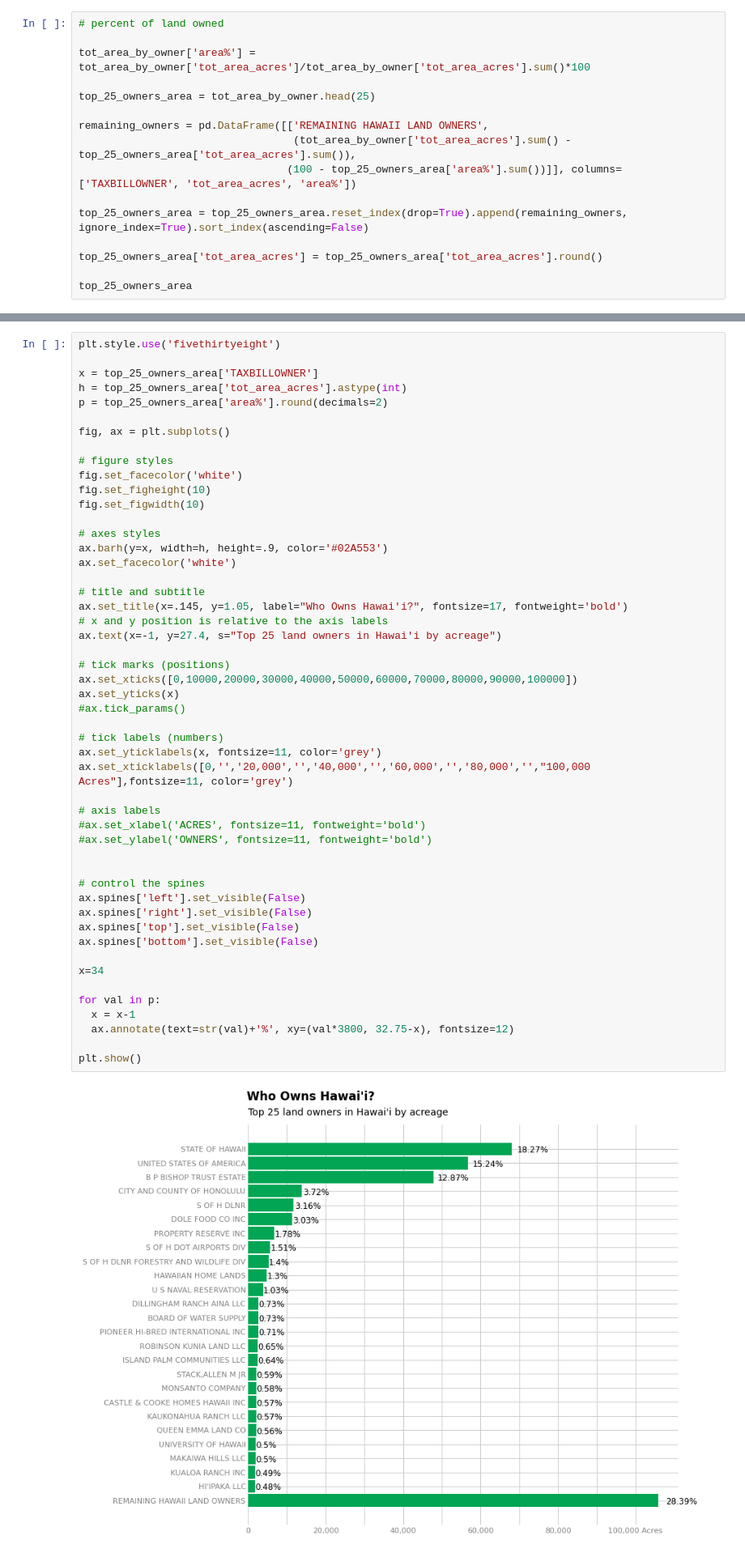
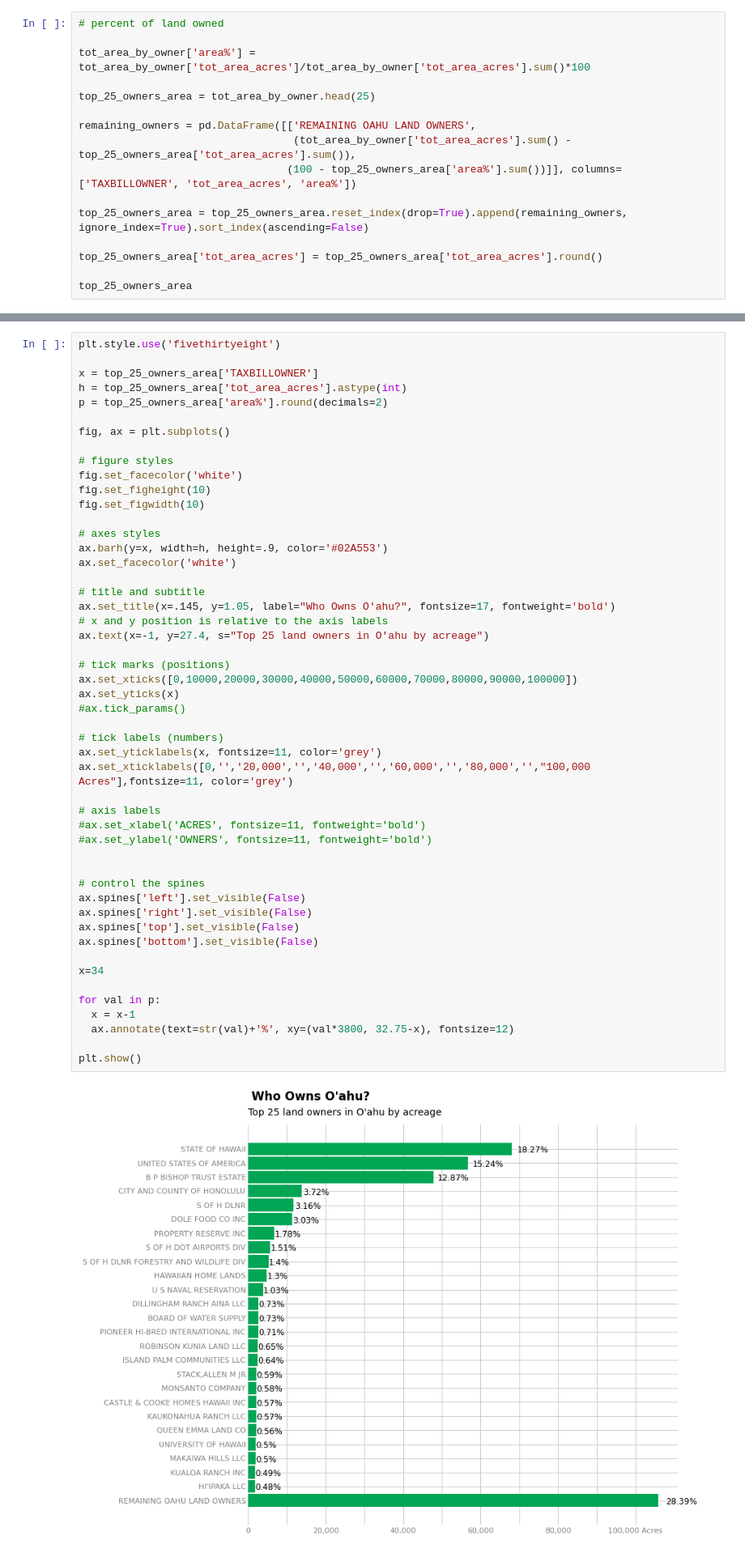
Before and after one commit to micahks/Who-Own-s-Oahu, a Jupyter notebook: Unit 1 Build.ipynb, the cells around one changed output, grey strips where cells are left out. Shown: that part at 81% size. Saved outputs shown, nothing was run; the diff lists cells and outputs as text.

```diff
--- a/Unit 1 Build.ipynb
+++ b/Unit 1 Build.ipynb
@@ -320,7 +325,7 @@ tot_area_by_owner['area%'] = tot_area_by_owner['tot_area_acres']/tot_area_by_own
 
 top_25_owners_area = tot_area_by_owner.head(25)
 
-remaining_owners = pd.DataFrame([['REMAINING HAWAII LAND OWNERS',
+remaining_owners = pd.DataFrame([['REMAINING OAHU LAND OWNERS',
                                   (tot_area_by_owner['tot_area_acres'].sum() - top_25_owners_area['tot_area_acres'].sum()),
                                  (100 - top_25_owners_area['area%'].sum())]], columns=['TAXBILLOWNER', 'tot_area_acres', 'area%'])
 
@@ -366,39 +371,39 @@ ax.barh(y=x, width=h, height=.9, color='#02A553')
 ax.set_facecolor('white')
 
 # title and subtitle
-ax.set_title(x=.145, y=1.05, label="Who Owns Hawai'i?", fontsize=17, fontweight='bold')
+ax.set_title(x=.145, y=1.05, label="Who Owns O'ahu?", fontsize=17, fontweight='bold')
 # x and y position is relative to the axis labels
-ax.text(x=-1, y=27.4, s="Top 25 land owners in Hawai'i by acreage")
+ax.text(x=-1, y=27.4, s="Top 25 land owners in O'ahu by acreage")
 
 # tick marks (positions)
 ax.set_xticks([0,10000,20000,30000,40000,50000,60000,70000,80000,90000,100000])
 ax.set_yticks(x)
 #ax.tick_params()
 
 # tick labels (numbers)
 ax.set_yticklabels(x, fontsize=11, color='grey')
 ax.set_xticklabels([0,'','20,000','','40,000','','60,000','','80,000','',"100,000 Acres"],fontsize=11, color='grey')
 
 # axis labels
 #ax.set_xlabel('ACRES', fontsize=11, fontweight='bold')
 #ax.set_ylabel('OWNERS', fontsize=11, fontweight='bold')
 
 
 # control the spines
 ax.spines['left'].set_visible(False)
 ax.spines['right'].set_visible(False)
 ax.spines['top'].set_visible(False)
 ax.spines['bottom'].set_visible(False)
 
 x=34
 
 for val in p:
   x = x-1
   ax.annotate(text=str(val)+'%', xy=(val*3800, 32.75-x), fontsize=12)
 
 plt.show()
 # %% [output]
-[figure, old version]
+[figure, new version]
 # %% [markdown]
 __So we now know who own's the most land, but I bet things will change when see who own's the most land value, because although Dole own's a lot of land it mostly agricultural land so that doesn't hold a lot of value.__
 # %%
```
Also changed, not shown: parts of 7 cells of this notebook.
